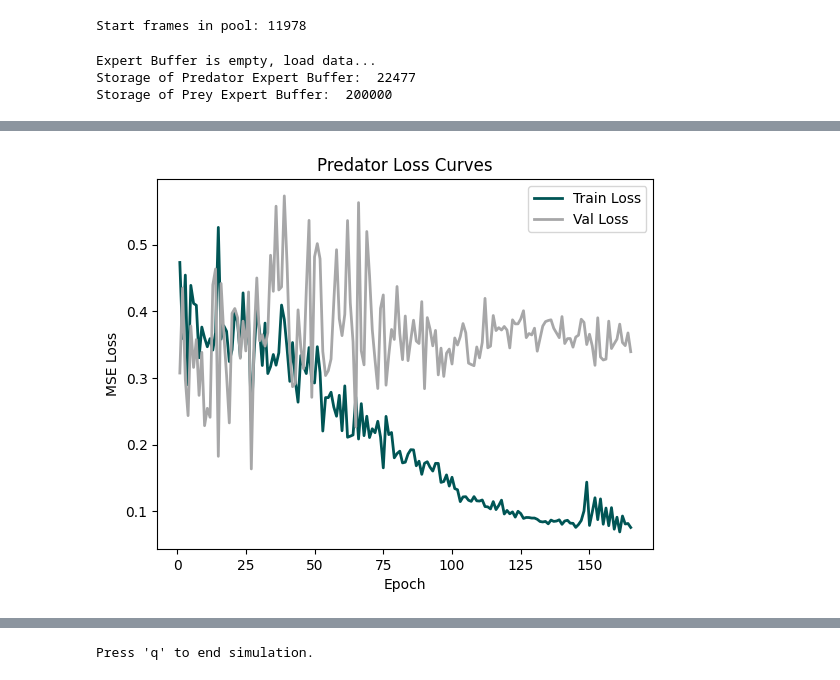
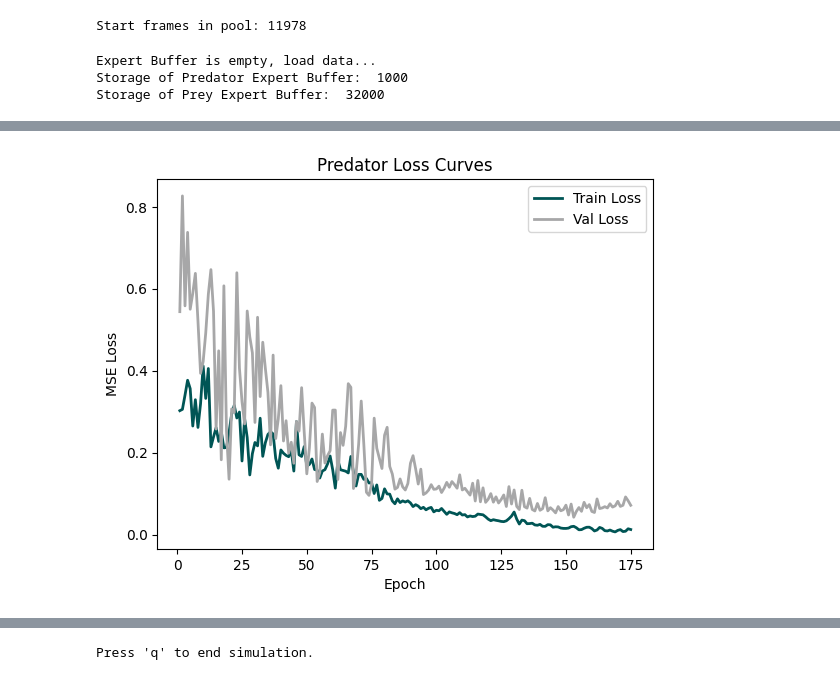
Before and after one commit to wirthy21/Master-Thesis, a Jupyter notebook: notebooks/2.2 BC training.ipynb, the cells around one changed output, grey strips where cells are left out. Saved outputs shown, nothing was run; the diff lists cells and outputs as text; code cells hidden in the pictures.

```diff
--- a/notebooks/2.2 BC training.ipynb
+++ b/notebooks/2.2 BC training.ipynb
@@ -49,19 +49,19 @@ Start frames in pool: 11978
 # %%
 # Load Expert Data from local storage
 print("Expert Buffer is empty, load data...")
-expert_buffer.add_expert(traj_path)
+expert_buffer.add_expert(couzin_path)
 #expert_buffer.clear(p=80)               # Reduce ratio of non-attack data by 90%. now ~equal
-expert_buffer.add_expert(hl_path)       # hand-labeled data | Pred: 1057 | Prey: 33824
+#expert_buffer.add_expert(hl_path)       # hand-labeled data | Pred: 1057 | Prey: 33824
 
 len_exp_pred, len_exp_prey = expert_buffer.lengths()
 print("Storage of Predator Expert Buffer: ", len_exp_pred)
 print("Storage of Prey Expert Buffer: ", len_exp_prey, "\n")
 # %% [output]
 Expert Buffer is empty, load data...
-Storage of Predator Expert Buffer:  22477
-Storage of Prey Expert Buffer:  200000
+Storage of Predator Expert Buffer:  1000
+Storage of Prey Expert Buffer:  32000
 # %%
-pred_policy, pred_logs = pretrain_policy_with_validation(pred_policy, expert_buffer, role='predator', val_ratio=0.2, pred_bs=64, prey_bs=2048, epochs=500, lr=1e-3, early_stopping=True, patience=100)
+pred_policy, pred_logs = pretrain_policy_with_validation(pred_policy, prey_policy, expert_buffer, role='predator', val_ratio=0.2, pred_bs=64, prey_bs=2048, epochs=500, lr=1e-3, early_stopping=True, patience=100)
 torch.save(pred_policy, os.path.join(save_dir, "bc_pred_policy.pt"))
 
 with open(os.path.join(save_dir, "bc_pred_logs.pkl"), "wb") as f:
@@ -86,3 +86,3 @@ with open(os.path.join(save_dir, "bc_pred_logs.pkl"), "wb") as f:
 [PREDATOR] Early stopping triggered (Patience=100).
-[figure, old version]
+[figure, new version]
 # %%
```
Also changed, not shown: parts of 3 cells of this notebook, 11 other files.
